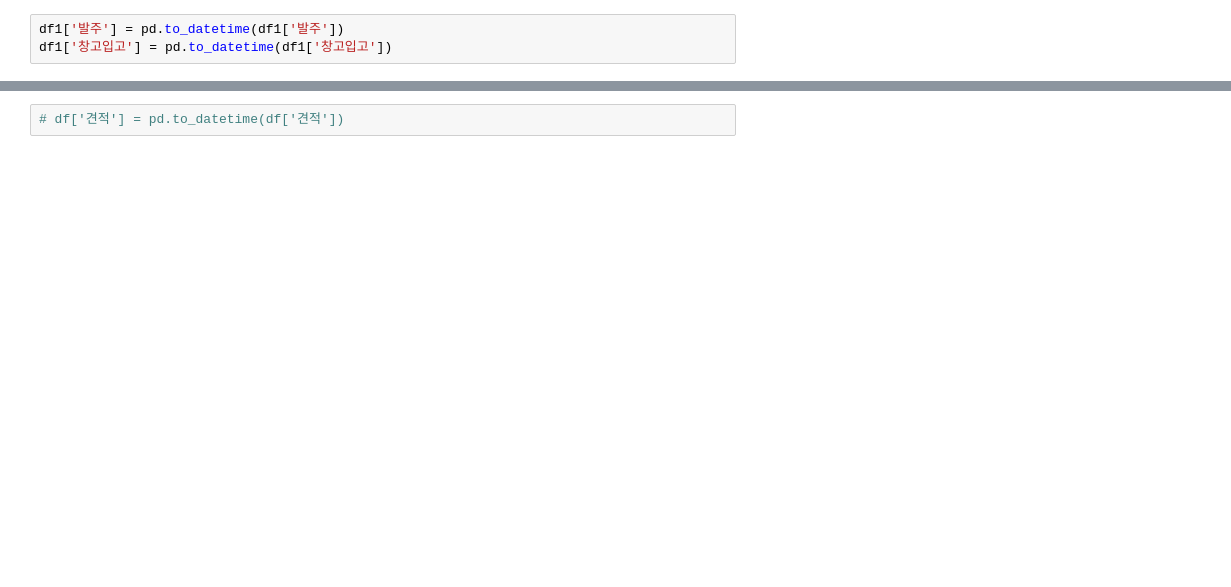
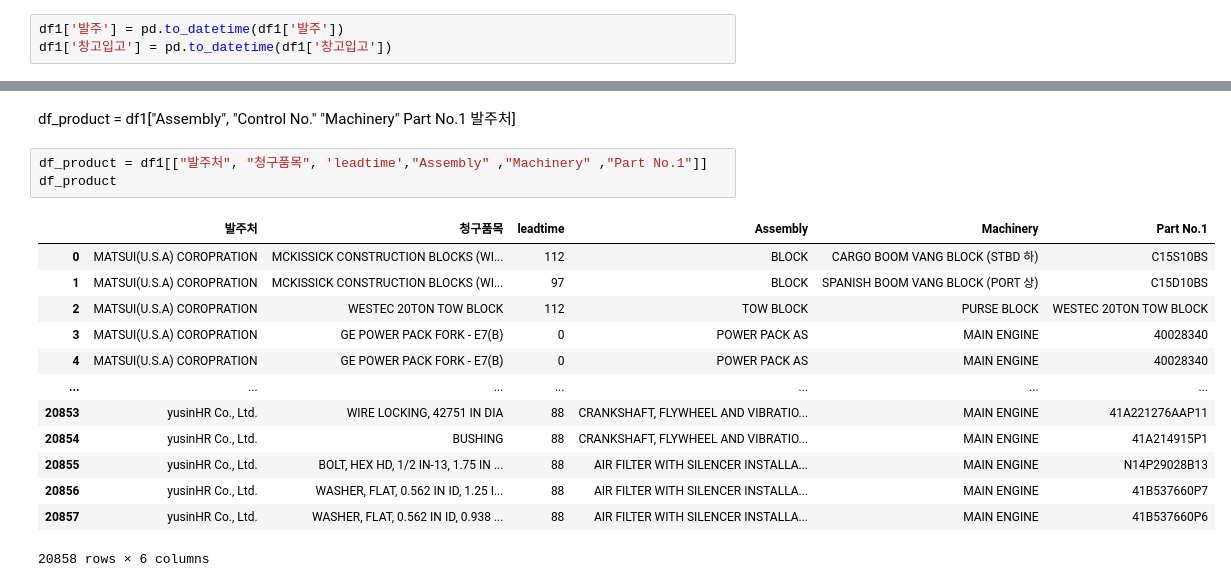
Before and after one commit to hwk44/ShipSupplies, a Jupyter notebook: DA/notebooks/postprocessing_1.ipynb, the cells around one changed output, grey strips where cells are left out. Saved outputs shown, nothing was run; the diff lists cells and outputs as text; blank space fills up the shorter version.

Commit message:
databas_product

```diff
--- a/DA/notebooks/postprocessing_1.ipynb
+++ b/DA/notebooks/postprocessing_1.ipynb
@@ -187,2 +177,19 @@ memory usage: 814.8+ KB
-# %%
-# df['견적'] = pd.to_datetime(df['견적'])
+# %% [markdown]
+df_product = df1["Assembly", "Control No." "Machinery" Part No.1 발주처]
+# %%
+df_product = df1[["발주처", "청구품목", 'leadtime',"Assembly" ,"Machinery" ,"Part No.1"]]
+df_product
+# %% [output]
+|  | 발주처 | 청구품목 | leadtime | Assembly | Machinery | Part No.1 |
+| 0 | MATSUI(U.S.A) COROPRATION | MCKISSICK CONSTRUCTION BLOCKS (WI... | 112 | BLOCK | CARGO BOOM VANG BLOCK (STBD 하) | C15S10BS |
+| 1 | MATSUI(U.S.A) COROPRATION | MCKISSICK CONSTRUCTION BLOCKS (WI... | 97 | BLOCK | SPANISH BOOM VANG BLOCK (PORT 상) | C15D10BS |
+| 2 | MATSUI(U.S.A) COROPRATION | WESTEC 20TON TOW BLOCK | 112 | TOW BLOCK | PURSE BLOCK | WESTEC 20TON TOW BLOCK |
+| 3 | MATSUI(U.S.A) COROPRATION | GE POWER PACK FORK - E7(B) | 0 | POWER PACK AS | MAIN ENGINE | 40028340 |
+| 4 | MATSUI(U.S.A) COROPRATION | GE POWER PACK FORK - E7(B) | 0 | POWER PACK AS | MAIN ENGINE | 40028340 |
+| ... | ... | ... | ... | ... | ... | ... |
+| 20853 | yusinHR Co., Ltd. | WIRE LOCKING, 42751 IN DIA | 88 | CRANKSHAFT, FLYWHEEL AND VIBRATIO... | MAIN ENGINE | 41A221276AAP11 |
+| 20854 | yusinHR Co., Ltd. | BUSHING | 88 | CRANKSHAFT, FLYWHEEL AND VIBRATIO... | MAIN ENGINE | 41A214915P1 |
+| 20855 | yusinHR Co., Ltd. | BOLT, HEX HD, 1/2 IN-13, 1.75 IN ... | 88 | AIR FILTER WITH SILENCER INSTALLA... | MAIN ENGINE | N14P29028B13 |
+| 20856 | yusinHR Co., Ltd. | WASHER, FLAT, 0.562 IN ID, 1.25 I... | 88 | AIR FILTER WITH SILENCER INSTALLA... | MAIN ENGINE | 41B537660P7 |
+| 20857 | yusinHR Co., Ltd. | WASHER, FLAT, 0.562 IN ID, 0.938 ... | 88 | AIR FILTER WITH SILENCER INSTALLA... | MAIN ENGINE | 41B537660P6 |
+20858 rows × 6 columns
```
Also changed, not shown: parts of 13 cells of this notebook, 3 other files.
